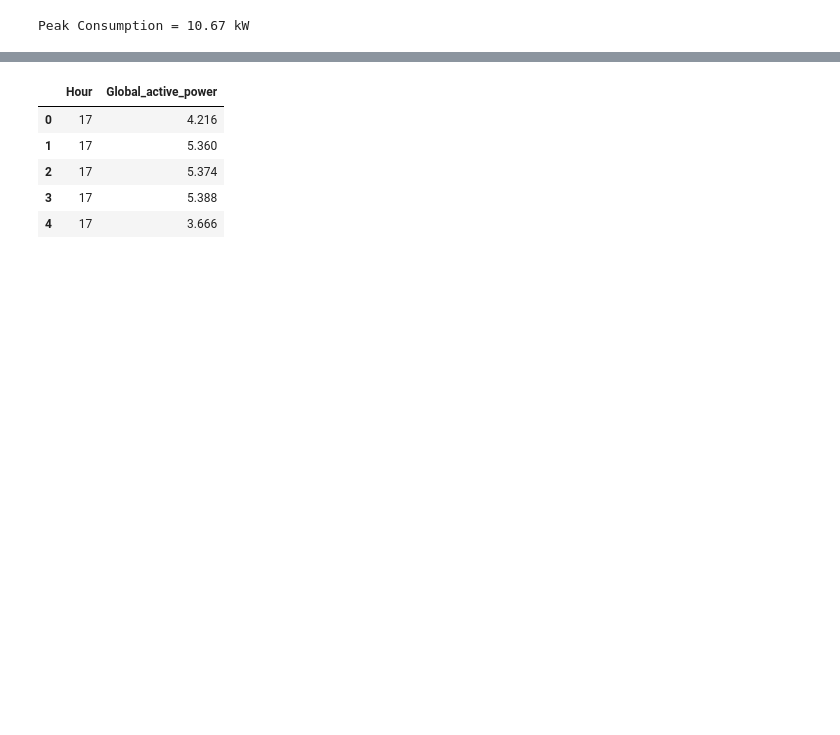
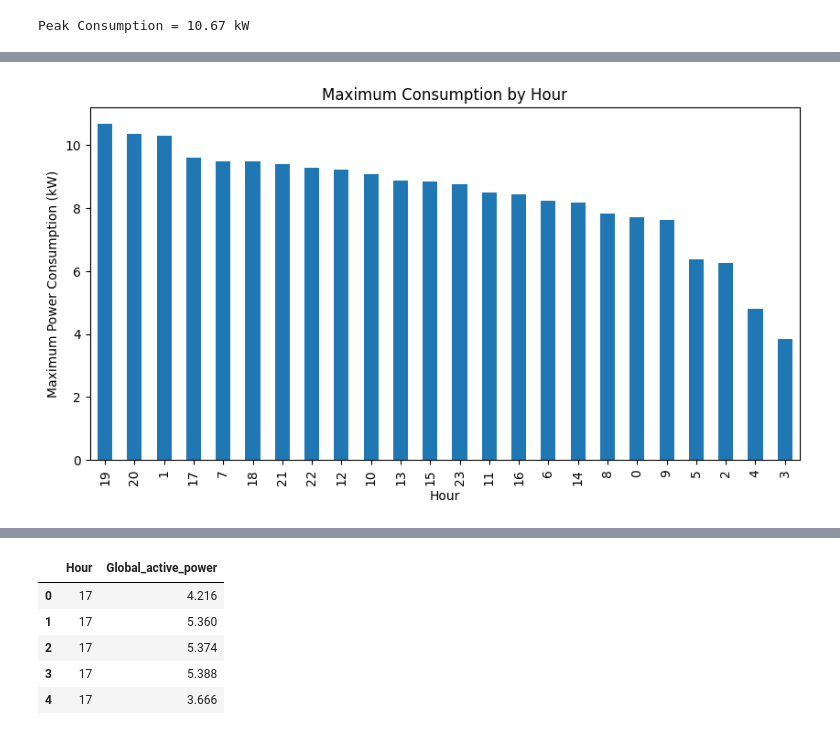
Before and after one commit to HitenKumar786/Cloud-Computing-Google-Cloud, a Jupyter notebook: MetroEnergy Solutions (MES) Analysis.ipynb, the cells around one changed output, grey strips where cells are left out. Cells and saved outputs as stored; diff of their text form; code cells hidden in the pictures; blank space fills up the shorter version.

```diff
--- a/MetroEnergy Solutions (MES) Analysis.ipynb
+++ b/MetroEnergy Solutions (MES) Analysis.ipynb
@@ -190,0 +224,18 @@ Peak Consumption = 10.67 kW
+# %%
+df['Month'] = df['Datetime'].dt.month
+
+monthly_avg = (
+    df.groupby('Month')['Global_active_power']
+      .mean()
+      .reset_index()
+)
+
+fig = px.line(
+    monthly_avg,
+    x='Month',
+    y='Global_active_power',
+    markers=True,
+    title='Monthly Energy Consumption Trend'
+)
+
+fig.show()
@@ -190,0 +244,17 @@ Peak Consumption = 10.67 kW
+# %%
+peak_hours = (
+    df.groupby('Hour')['Global_active_power']
+      .max()
+      .sort_values(ascending=False)
+)
+
+plt.figure(figsize=(10,5))
+peak_hours.plot(kind='bar')
+
+plt.title("Maximum Consumption by Hour")
+plt.xlabel("Hour")
+plt.ylabel("Maximum Power Consumption (kW)")
+
+plt.show()
+# %% [output]
+[figure, added]
```
Also changed, not shown: parts of 6 cells of this notebook.
